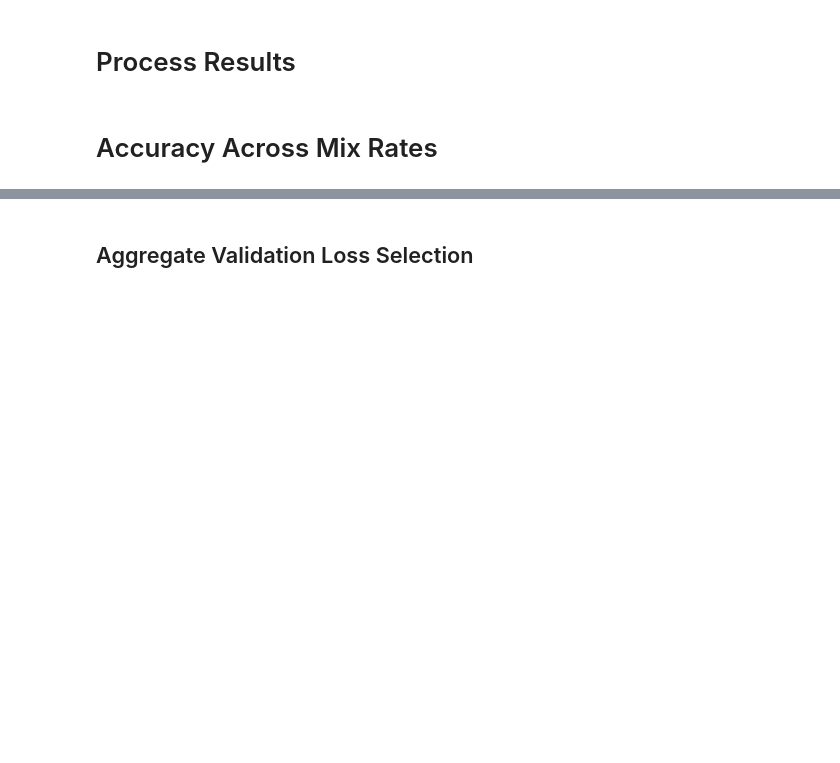
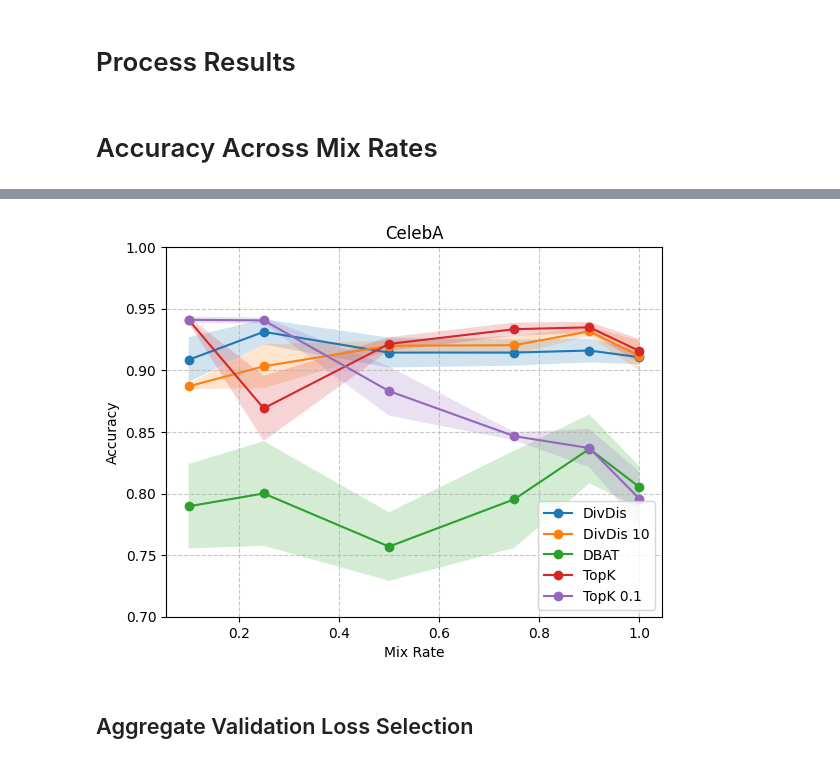
Before and after one commit to oliveradk/diverse-gen, a Jupyter notebook: exp_sweep.ipynb, the cells around one changed output, grey strips where cells are left out. Cells and saved outputs as stored; diff of their text form; code cells hidden in the pictures; blank space fills up the shorter version.

```diff
--- a/exp_sweep.ipynb
+++ b/exp_sweep.ipynb
@@ -257,3 +341,7 @@ plot_acc_results(fmnist_results, ylim=(0.7, 1.0))
+# %%
+plot_acc_results(celebA_results, title="CelebA", ylim=(0.7, 1.0))
+# %% [output]
+[figure, added]
 # %% [markdown]
 ## Aggregate Validation Loss Selection
 # %%
```
Also changed, not shown: parts of 21 cells of this notebook.
